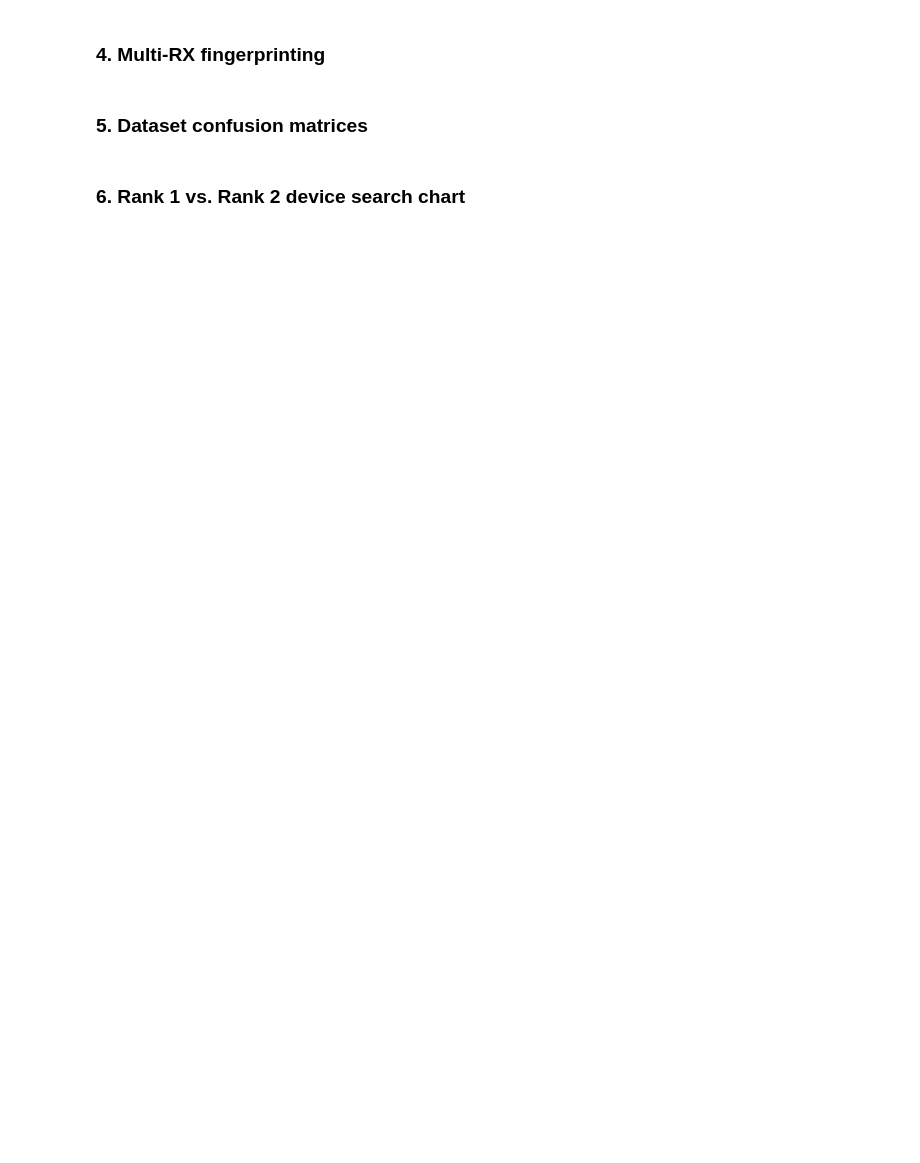
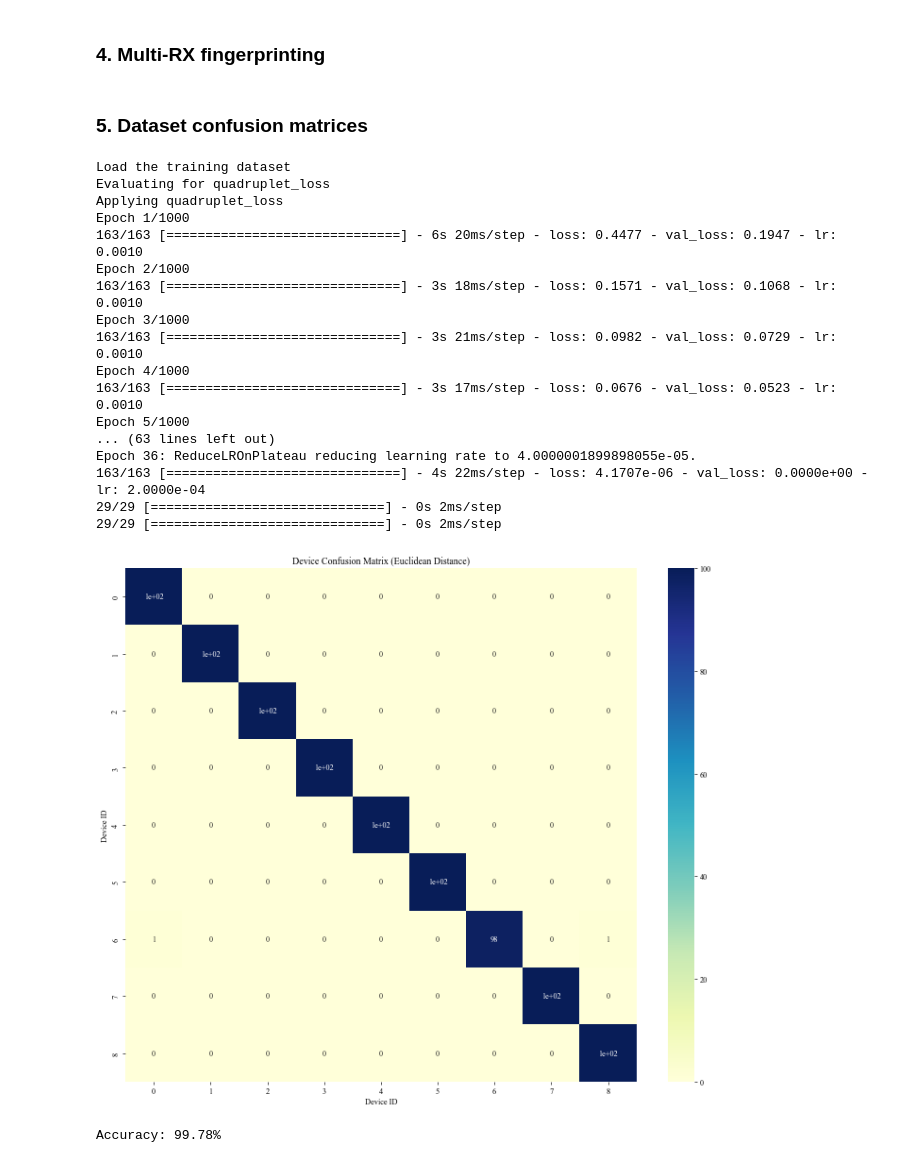
Before and after one commit to C2A2-at-Florida-Atlantic-University/AODT_RFFI, a Jupyter notebook: fingerprinting/evaluation_demo.ipynb, the cells around one changed output. Cells and saved outputs as stored; diff of their text form; code cells hidden in the pictures; blank space fills up the shorter version.

```diff
--- a/fingerprinting/evaluation_demo.ipynb
+++ b/fingerprinting/evaluation_demo.ipynb
@@ -170,5 +252,25 @@ Accuracy: 18.56%
 ### 4. Multi-RX fingerprinting
 # %% [markdown]
 ### 5. Dataset confusion matrices
-# %% [markdown]
-### 6. Rank 1 vs. Rank 2 device search chart
+# %%
+accuracies = eval_api.evaluate_loss_function(rx_id = DatasetAPI.RX_1, loss_functions=['quadruplet_loss'], render_confusion_matrix=True)
+# %% [output]
+Load the training dataset
+Evaluating for quadruplet_loss
+Applying quadruplet_loss
+Epoch 1/1000
+163/163 [==============================] - 6s 20ms/step - loss: 0.4477 - val_loss: 0.1947 - lr: 0.0010
+Epoch 2/1000
+163/163 [==============================] - 3s 18ms/step - loss: 0.1571 - val_loss: 0.1068 - lr: 0.0010
+Epoch 3/1000
+163/163 [==============================] - 3s 21ms/step - loss: 0.0982 - val_loss: 0.0729 - lr: 0.0010
+Epoch 4/1000
+163/163 [==============================] - 3s 17ms/step - loss: 0.0676 - val_loss: 0.0523 - lr: 0.0010
+Epoch 5/1000
+... (63 lines left out)
+Epoch 36: ReduceLROnPlateau reducing learning rate to 4.0000001899898055e-05.
+163/163 [==============================] - 4s 22ms/step - loss: 4.1707e-06 - val_loss: 0.0000e+00 - lr: 2.0000e-04
+29/29 [==============================] - 0s 2ms/step
+29/29 [==============================] - 0s 2ms/step
+[figure, added]
+Accuracy: 99.78%
```
Also changed, not shown: parts of 5 cells of this notebook, 4 other files.
